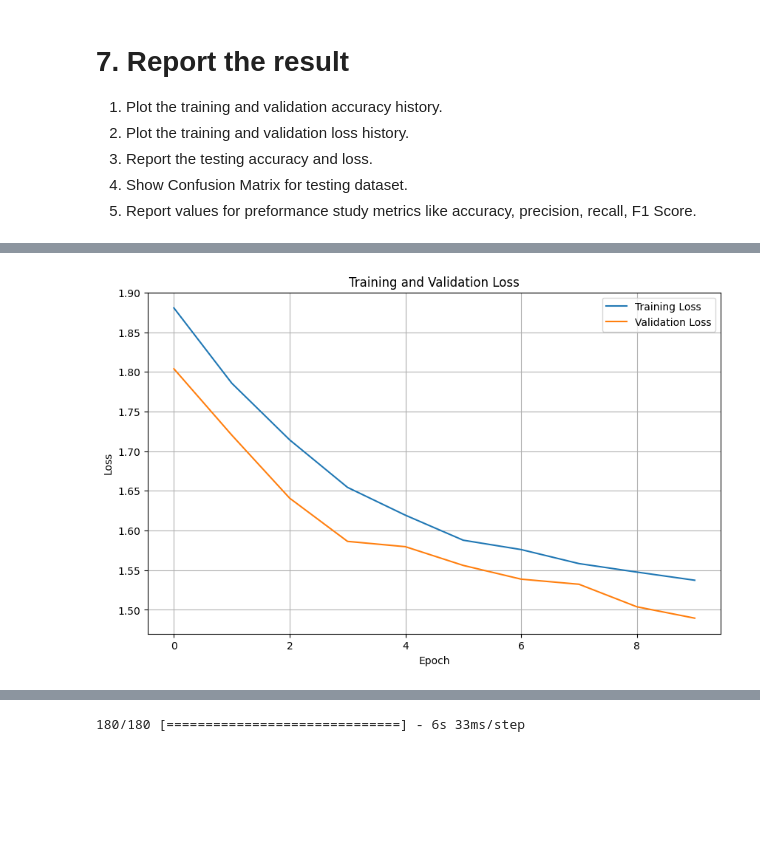
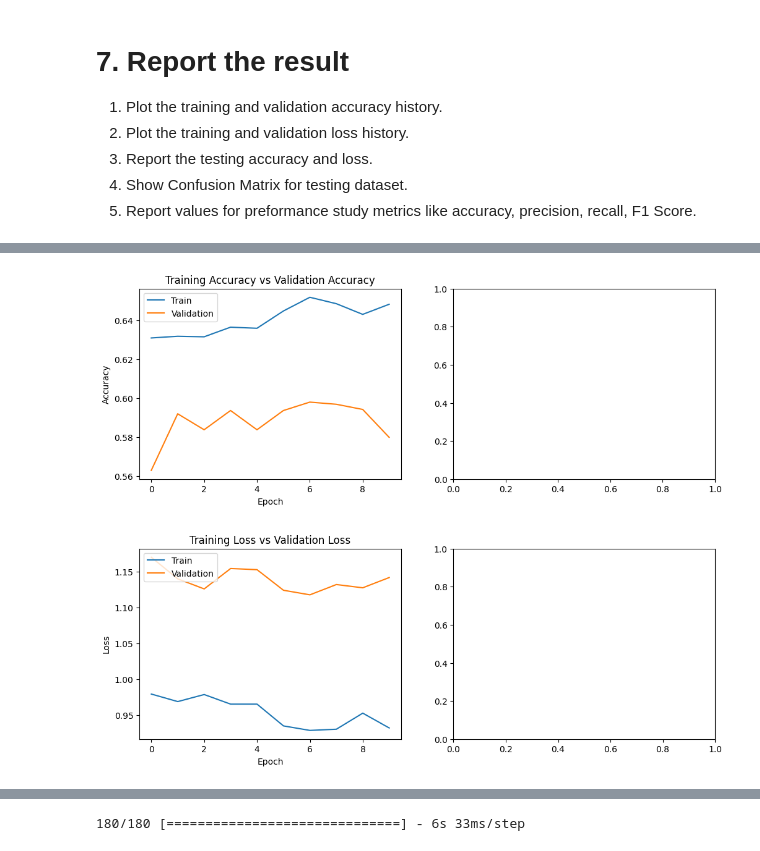
Before and after one commit to infi69/Hello-world, a Jupyter notebook: DL_Assignment2_CNN.ipynb, the cells around one changed output, grey strips where cells are left out. Saved outputs shown, nothing was run; the diff lists cells and outputs as text; code cells hidden in the pictures; blank space fills up the shorter version.

```diff
--- a/DL_Assignment2_CNN.ipynb
+++ b/DL_Assignment2_CNN.ipynb
@@ -421,3 +374,5 @@ Epoch 19/20
 Epoch 20/20
 225/225 [==============================] - 32s 143ms/step - loss: 0.9811 - accuracy: 0.6332 - val_loss: 1.1628 - val_accuracy: 0.5692
 <keras.callbacks.History at 0x...>
+# %%
+history = model2.fit(training_set, batch_size=128,epochs=10,validation_data=test_set,shuffle=True)
@@ -442,21 +446,3 @@ Test Accuracy: 0.10780216008424759
 3. Report the testing accuracy and loss.
 4. Show Confusion Matrix for testing dataset.
 5. Report values for preformance study metrics like accuracy, precision, recall, F1 Score.
-# %%
-# Define the number of epochs and batch size
-epochs = 10  # We can adjust this value based on your training requirements
-batch_size = 32  # We can adjust this value based on your memory constraints
-
-# Train the model and save the training history
-history = model.fit(X_train, y_train, epochs=epochs, batch_size=batch_size, validation_split=0.2)
-
-# Plot the training and validation accuracy history
-plt.figure(figsize=(10, 6))
-plt.plot(history.history['accuracy'], label='Training Accuracy')
-plt.plot(history.history['val_accuracy'], label='Validation Accuracy')
-plt.title('Training and Validation Accuracy')
-plt.xlabel('Epoch')
-plt.ylabel('Accuracy')
-plt.legend()
-plt.grid(True)
-plt.show()
@@ -485,14 +449,40 @@ Epoch 10/10
-# %%
-# Plot the training and validation loss history
-plt.figure(figsize=(10, 6))
-plt.plot(history.history['loss'], label='Training Loss')
-plt.plot(history.history['val_loss'], label='Validation Loss')
-plt.title('Training and Validation Loss')
-plt.xlabel('Epoch')
-plt.ylabel('Loss')
-plt.legend()
-plt.grid(True)
-plt.show()
-# %% [output]
-[figure, removed]
+# %%
+# Plot the training and validation accuracy history
+fig , ax = plt.subplots(1,2)
+train_acc = history.history['accuracy']
+train_loss = history.history['loss']
+fig.set_size_inches(12,4)
+
+ax[0].plot(history.history['accuracy'])
+ax[0].plot(history.history['val_accuracy'])
+ax[0].set_title('Training Accuracy vs Validation Accuracy')
+ax[0].set_ylabel('Accuracy')
+ax[0].set_xlabel('Epoch')
+ax[0].legend(['Train', 'Validation'], loc='upper left')
+
+# ax[1].plot(history.history['loss'])
+# ax[1].plot(history.history['val_loss'])
+# ax[1].set_title('Training Loss vs Validation Loss')
+# ax[1].set_ylabel('Loss')
+# ax[1].set_xlabel('Epoch')
+# ax[1].legend(['Train', 'Validation'], loc='upper left')
+
+plt.show()
+# %% [output]
+[figure, added]
+# %%
+# Plot the training and validation loss history
+fig , ax = plt.subplots(1,2)
+train_acc = history.history['accuracy']
+train_loss = history.history['loss']
+fig.set_size_inches(12,4)
+ax[0].plot(history.history['loss'])
+ax[0].plot(history.history['val_loss'])
+ax[0].set_title('Training Loss vs Validation Loss')
+ax[0].set_ylabel('Loss')
+ax[0].set_xlabel('Epoch')
+ax[0].legend(['Train', 'Validation'], loc='upper left')
+plt.show()
+# %% [output]
+[figure, added]
 # %%
```
Also changed, not shown: parts of 15 cells of this notebook.
